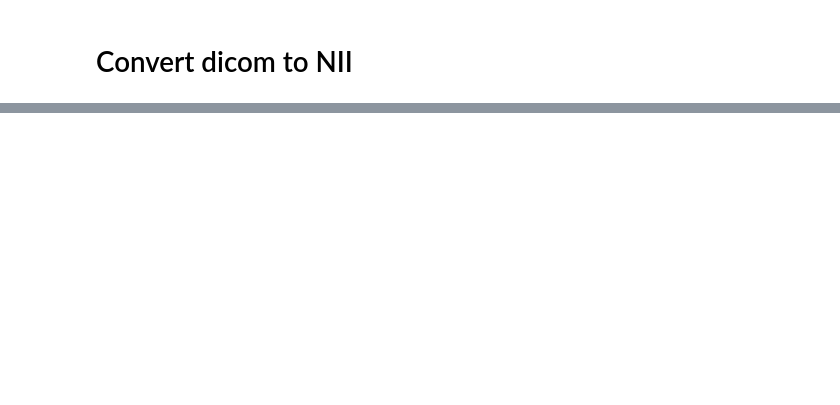
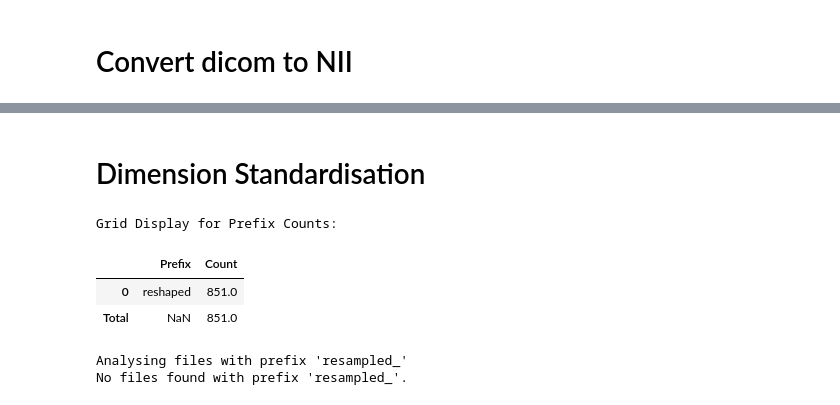
Before and after one commit to Rhys-Alexander/FYP, a Jupyter notebook: code/preprocess.ipynb, the cells around one changed output, grey strips where cells are left out. Saved outputs shown, nothing was run; the diff lists cells and outputs as text; code cells hidden in the pictures; blank space fills up the shorter version.

```diff
--- a/code/preprocess.ipynb
+++ b/code/preprocess.ipynb
@@ -276,0 +561,11 @@ Use FSL's FLIRT (FMRIB's Linear Image Registration Tool) for resampling the MRI
+# %% [markdown]
+# Dimension Standardisation
+# %%
+display_comprehensive_stats(DATA, "resampled_")
+# %% [output]
+Grid Display for Prefix Counts:
+|  | Prefix | Count |
+| 0 | reshaped | 851.0 |
+| Total | NaN | 851.0 |
+Analysing files with prefix 'resampled_'
+No files found with prefix 'resampled_'.
```
Also changed, not shown: parts of 39 cells of this notebook.
